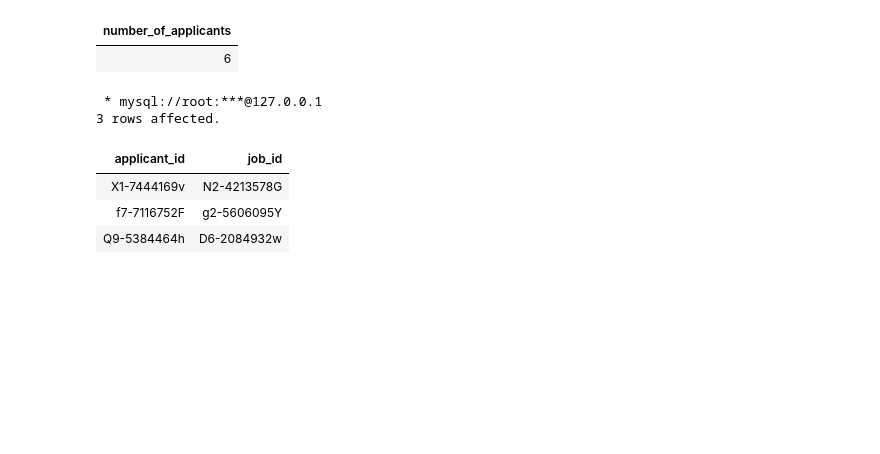
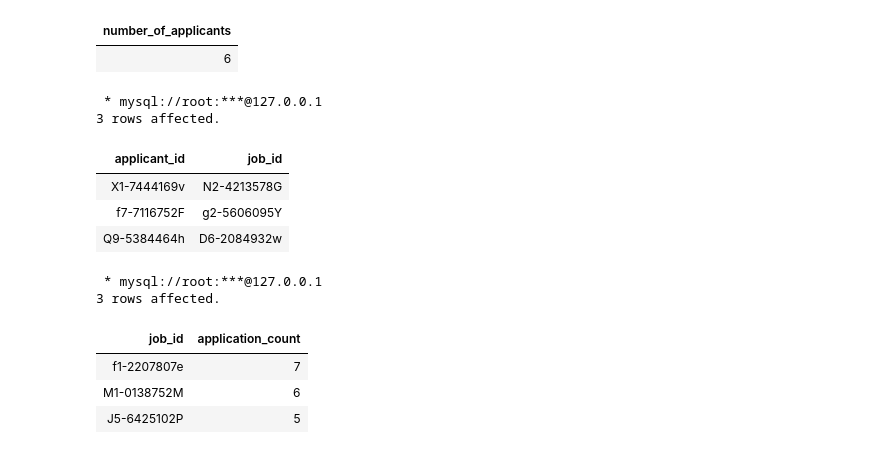
Before and after one commit to JasmineMadi/datajoint-tutorials, a Jupyter notebook: db-course/PythonFinalPro.ipynb, the cells around one changed output. Saved outputs shown, nothing was run; the diff lists cells and outputs as text; code cells hidden in the pictures; blank space fills up the shorter version.

```diff
--- a/db-course/PythonFinalPro.ipynb
+++ b/db-course/PythonFinalPro.ipynb
@@ -484,3 +505,17 @@ HAVING COUNT(j_skill.skill) = (SELECT COUNT(skill) FROM job__skill WHERE job_id
 | X1-7444169v | N2-4213578G |
 | f7-7116752F | g2-5606095Y |
 | Q9-5384464h | D6-2084932w |
+# %%
+%%sql
+SELECT job_id, COUNT(*) AS application_count
+FROM application
+GROUP BY job_id
+ORDER BY application_count DESC
+LIMIT 3;
+# %% [output]
+ * mysql://root:***@127.0.0.1
+3 rows affected.
+| job_id | application_count |
+| f1-2207807e | 7 |
+| M1-0138752M | 6 |
+| J5-6425102P | 5 |
```
Also changed, not shown: parts of 7 cells of this notebook.
